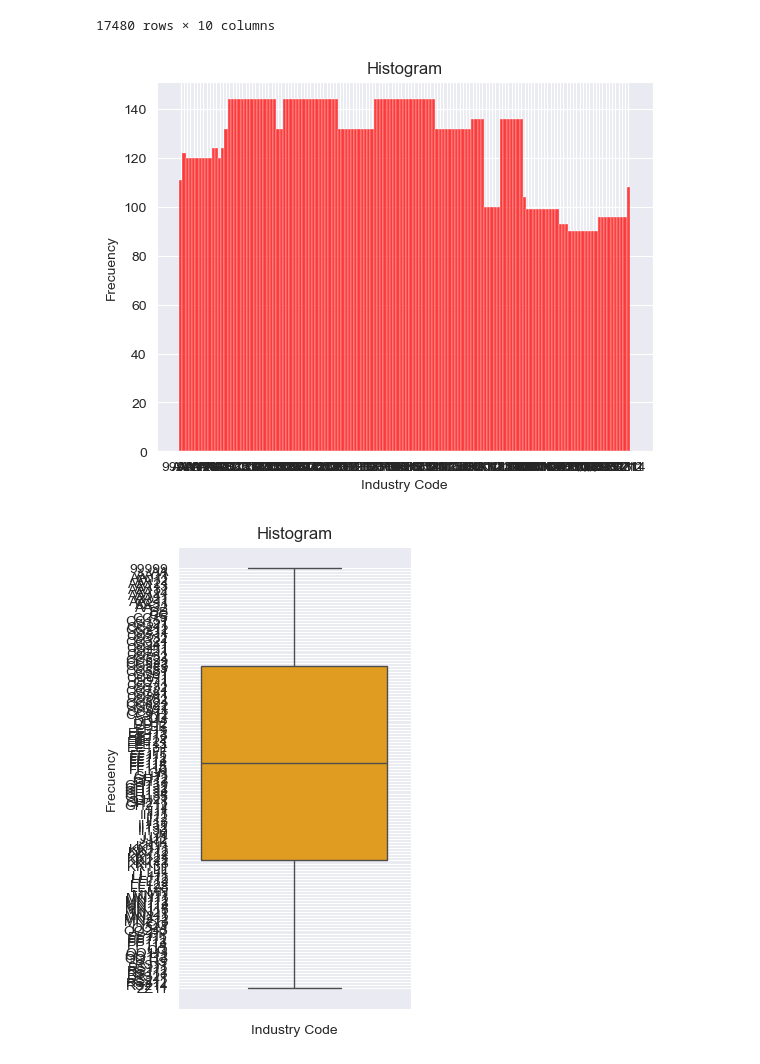
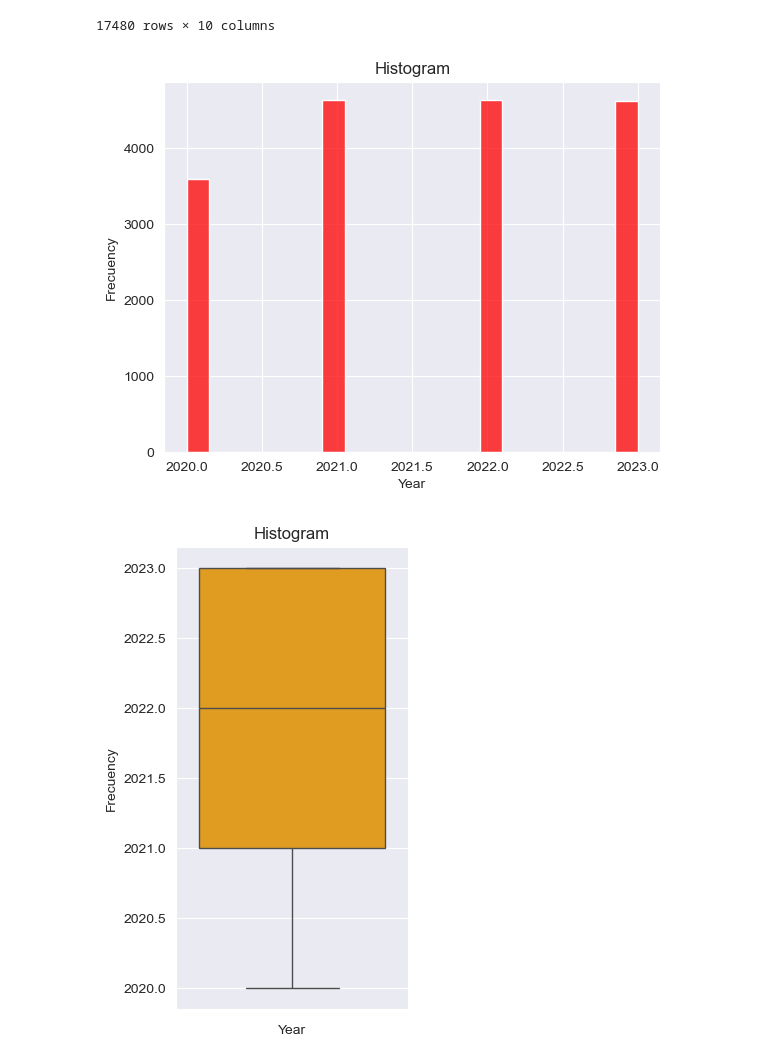
Before and after one commit to santiago861/Statistics, a Jupyter notebook: Descriptive Statistics/Introduction.ipynb, the cells around one changed output. Drawn from its saved outputs; the diff is of its cells as text; code cells hidden in the pictures.

```diff
--- a/Descriptive Statistics/Introduction.ipynb
+++ b/Descriptive Statistics/Introduction.ipynb
@@ -87,18 +87,18 @@ data_without_NaN
 17480 rows × 10 columns
 # %%
 plt.figure()
-sns.histplot(data_without_NaN['Industry_code_NZSIOC'], color = 'red')
+sns.histplot(data_without_NaN['Year'], color = 'red')
 plt.title('Histogram')
-plt.xlabel('Industry Code')
+plt.xlabel('Year')
 plt.ylabel('Frecuency')
 plt.show()
 # %% [output]
-[figure, old version]
+[figure, new version]
 # %%
 plt.figure(figsize = (3, 6))
-sns.boxplot(data_without_NaN['Industry_code_NZSIOC'], color = 'orange')
+sns.boxplot(data_without_NaN['Year'], color = 'orange')
 plt.title('Histogram')
-plt.xlabel('Industry Code')
+plt.xlabel('Year')
 plt.ylabel('Frecuency')
 plt.show()
 
@@ -113,4 +113,4 @@ plt.show()
 #  |
 # ---
 # %% [output]
-[figure, old version]
+[figure, new version]
```
Also changed, not shown: 3 other files.
